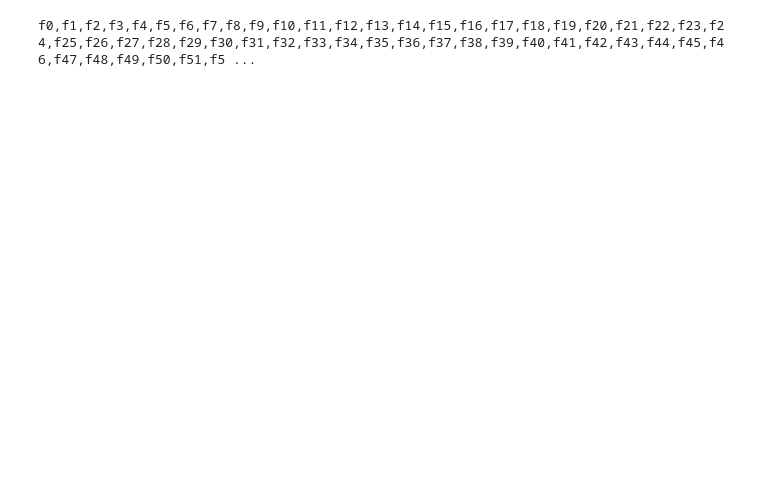
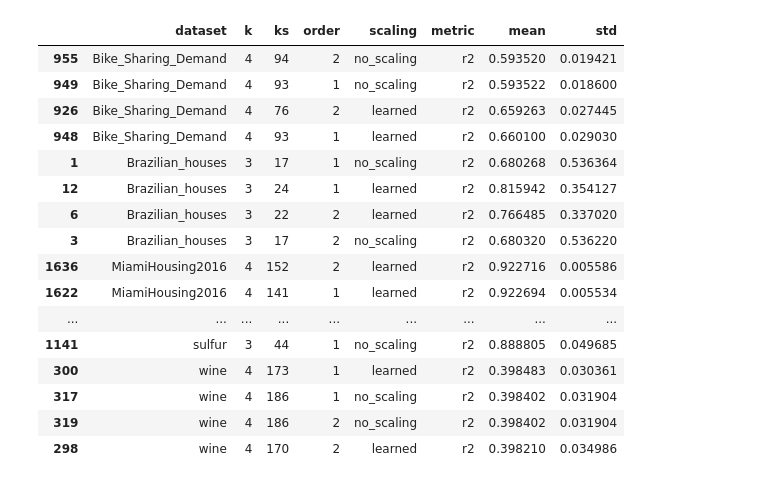
Before and after one commit to gracious-patience/knnt, a Jupyter notebook: diploma_projects/Diploma code/make_data.ipynb, the cells around one changed output. Drawn from its saved outputs; the diff is of its cells as text; code cells hidden in the pictures; blank space fills up the shorter version.

```diff
--- a/diploma_projects/Diploma code/make_data.ipynb
+++ b/diploma_projects/Diploma code/make_data.ipynb
@@ -51,8 +49,23 @@ URLError: <urlopen error [SSL: CERTIFICATE_VERIFY_FAILED] certificate verify fai
-# %%
-s = ""
-for i in range(613):
-    s += f"f{i},"
-s += "target"
-print(s)
-# %% [output]
-f0,f1,f2,f3,f4,f5,f6,f7,f8,f9,f10,f11,f12,f13,f14,f15,f16,f17,f18,f19,f20,f21,f22,f23,f24,f25,f26,f27,f28,f29,f30,f31,f32,f33,f34,f35,f36,f37,f38,f39,f40,f41,f42,f43,f44,f45,f46,f47,f48,f49,f50,f51,f5 ...
+# %%
+# find maxes
+knnt_results = pd.read_csv("results/knnt.csv")
+best = knnt_results.sort_values('mean', ascending=False).drop_duplicates(['dataset', 'scaling', 'order']).sort_values('dataset', ascending=True)
+best
+# %% [output]
+|  | dataset | k | ks | order | scaling | metric | mean | std |
+| 955 | Bike_Sharing_Demand | 4 | 94 | 2 | no_scaling | r2 | 0.593520 | 0.019421 |
+| 949 | Bike_Sharing_Demand | 4 | 93 | 1 | no_scaling | r2 | 0.593522 | 0.018600 |
+| 926 | Bike_Sharing_Demand | 4 | 76 | 2 | learned | r2 | 0.659263 | 0.027445 |
+| 948 | Bike_Sharing_Demand | 4 | 93 | 1 | learned | r2 | 0.660100 | 0.029030 |
+| 1 | Brazilian_houses | 3 | 17 | 1 | no_scaling | r2 | 0.680268 | 0.536364 |
+| 12 | Brazilian_houses | 3 | 24 | 1 | learned | r2 | 0.815942 | 0.354127 |
+| 6 | Brazilian_houses | 3 | 22 | 2 | learned | r2 | 0.766485 | 0.337020 |
+| 3 | Brazilian_houses | 3 | 17 | 2 | no_scaling | r2 | 0.680320 | 0.536220 |
+| 1636 | MiamiHousing2016 | 4 | 152 | 2 | learned | r2 | 0.922716 | 0.005586 |
+| 1622 | MiamiHousing2016 | 4 | 141 | 1 | learned | r2 | 0.922694 | 0.005534 |
+| ... | ... | ... | ... | ... | ... | ... | ... | ... |
+| 1141 | sulfur | 3 | 44 | 1 | no_scaling | r2 | 0.888805 | 0.049685 |
+| 300 | wine | 4 | 173 | 1 | learned | r2 | 0.398483 | 0.030361 |
+| 317 | wine | 4 | 186 | 1 | no_scaling | r2 | 0.398402 | 0.031904 |
+| 319 | wine | 4 | 186 | 2 | no_scaling | r2 | 0.398402 | 0.031904 |
+| 298 | wine | 4 | 170 | 2 | learned | r2 | 0.398210 | 0.034986 |
```
Also changed, not shown: parts of 5 cells of this notebook, 15 other files.
